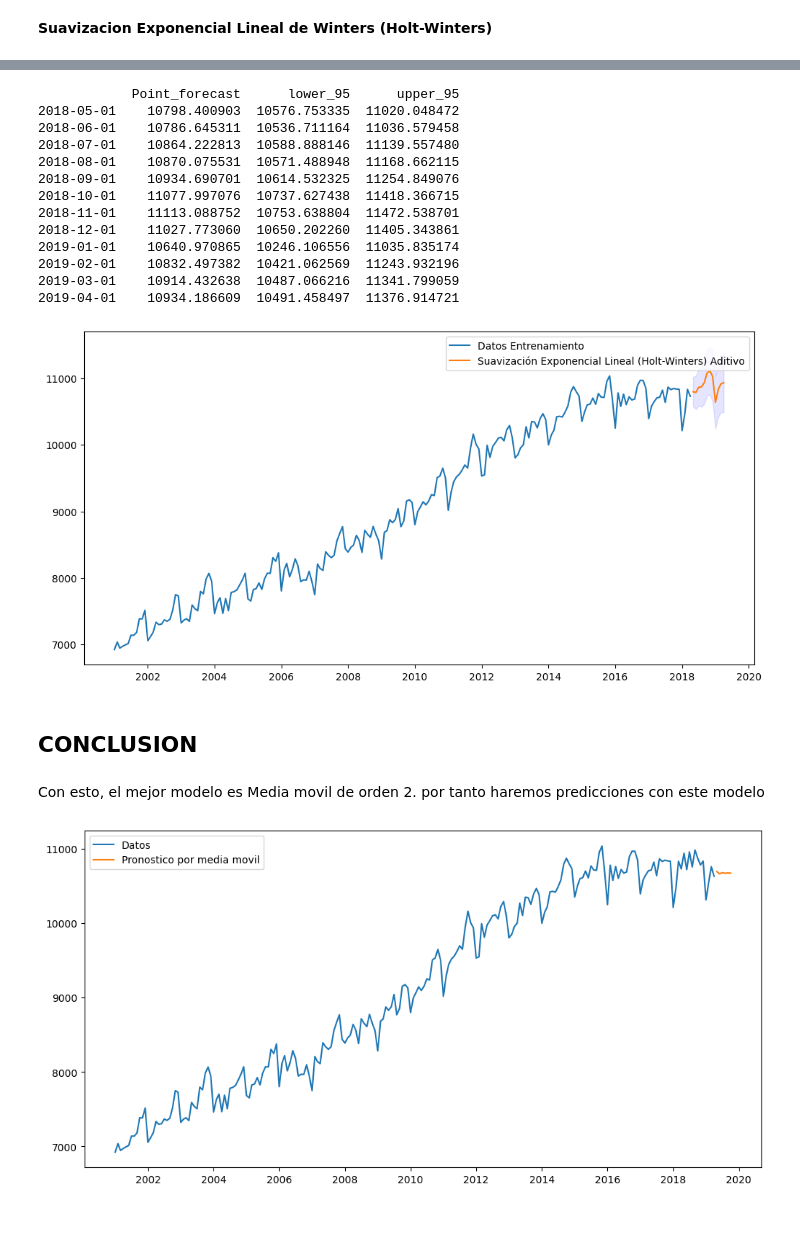
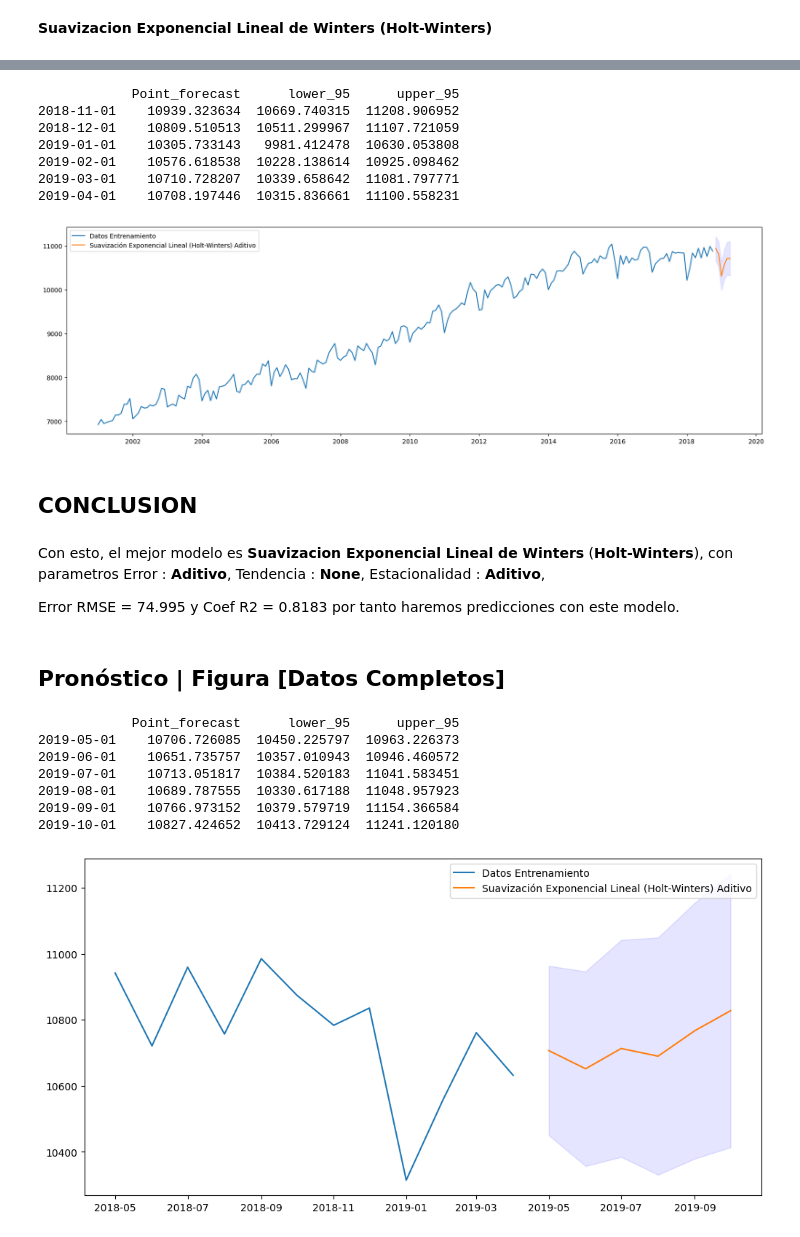
Before and after one commit to carlosjara/MCD_FAII, a Jupyter notebook: FAII/FAII/Talleres/T1_pronostico_modelos.ipynb, the cells around one changed output, grey strips where cells are left out. Cells and saved outputs as stored; diff of their text form; code cells hidden in the pictures.

Commit message:
(FIX,PY,IPYNB) Se corrigen modelos e informe taller 1, se adjunta taller dos base, y presentacion clase 2

```diff
--- a/FAII/FAII/Talleres/T1_pronostico_modelos.ipynb
+++ b/FAII/FAII/Talleres/T1_pronostico_modelos.ipynb
@@ -27,5 +27,5 @@ Resultados = pd.DataFrame(columns=Resultados_columnas)
 # %%
-train_len = 208
+train_len = 214
 train_td = data[["Ocupados"]][:train_len]
 test_td = data[["Ocupados"]][train_len:]
 
@@ -282,69 +310,79 @@ plt.show()
 # %%
 # Build model
-ets_model = ETSModel(endog=train_td["Ocupados"],error="add",trend="add",seasonal="add" )
+ets_model = ETSModel(endog=train_td["Ocupados"],error="add",trend=None,seasonal="add" )
 ets_result = ets_model.fit()
 
-point_forecast=ets_result.forecast(12)
+point_forecast=ets_result.forecast(6)
 
 ci = ets_result.get_prediction(start = point_forecast.index[0],
                                 end = point_forecast.index[-1])
 
 conf_forecast = ci.pred_int(alpha=0.05)#.iloc[:,0]
 limits = ci.predicted_mean
 
 
 preds_hw_add = pd.concat([limits, conf_forecast], axis = 1)
 preds_hw_add.columns = ['Point_forecast', 'lower_95', 'upper_95']
 print(preds_hw_add)
 
-fig = plt.figure(figsize=(12, 6))
+fig = plt.figure(figsize=(20, 6))
 plt.plot(train_td,label="Datos Entrenamiento")
 plt.plot(preds_hw_add['Point_forecast'],label="Suavización Exponencial Lineal (Holt-Winters) Aditivo")
 plt.fill_between(preds_hw_add.index ,preds_hw_add['lower_95'], preds_hw_add['upper_95'], color='blue', alpha=0.1)
 plt.legend()
 plt.show()
 # %% [output]
             Point_forecast      lower_95      upper_95
-2018-05-01    10798.400903  10576.753335  11020.048472
-2018-06-01    10786.645311  10536.711164  11036.579458
-2018-07-01    10864.222813  10588.888146  11139.557480
-2018-08-01    10870.075531  10571.488948  11168.662115
-2018-09-01    10934.690701  10614.532325  11254.849076
-2018-10-01    11077.997076  10737.627438  11418.366715
-2018-11-01    11113.088752  10753.638804  11472.538701
-2018-12-01    11027.773060  10650.202260  11405.343861
-2019-01-01    10640.970865  10246.106556  11035.835174
-2019-02-01    10832.497382  10421.062569  11243.932196
-2019-03-01    10914.432638  10487.066216  11341.799059
-2019-04-01    10934.186609  10491.458497  11376.914721
+2018-11-01    10939.323634  10669.740315  11208.906952
+2018-12-01    10809.510513  10511.299967  11107.721059
+2019-01-01    10305.733143   9981.412478  10630.053808
+2019-02-01    10576.618538  10228.138614  10925.098462
+2019-03-01    10710.728207  10339.658642  11081.797771
+2019-04-01    10708.197446  10315.836661  11100.558231
-[figure, old version]
+[figure, new version]
 # %% [markdown]
 ## **CONCLUSION**
 # %% [markdown]
-Con esto, el mejor modelo es Media movil de orden 2. por tanto haremos predicciones con este modelo
+Con esto, el mejor modelo es **Suavizacion Exponencial Lineal de Winters** (**Holt-Winters**), con parametros Error : **Aditivo**, Tendencia : **None**, Estacionalidad : **Aditivo**,
+
+Error RMSE = 74.995 y Coef R2 = 0.8183 por tanto haremos predicciones con este modelo.
+# %% [markdown]
+## **Pronóstico | Figura** [Datos Completos]
 # %%
 url = 'https://github.com/carlosjara/MCD_FAII/blob/main/RECURSOS/content/datosEmpleo.xlsx?raw=true'
 #data = pd.read_excel("content/datosEmpleo.xlsx",index_col='mes',parse_dates=True)
 data = pd.read_excel(url,index_col='mes',parse_dates=True)
 data.head()
 
-train_td = data[["Ocupados"]] ## Haremos el pronostico con los datos completos
+# Build model
+ets_model = ETSModel(endog=data["Ocupados"],error="add",trend=None,seasonal="add" )
+ets_result = ets_model.fit()
 
-def fore_ma(datos, w, h):
-    data = datos.copy()
-    for x in range(1, h + 1):
-        ind = data.index[-1]
-        value = ind + pd.DateOffset(months=1)
-        data.loc[value] = data[-w:].mean()
-    return data[-h:]
+point_forecast=ets_result.forecast(6)
 
-ma_2_f = fore_ma(train_td, 2, 6)
+ci = ets_result.get_prediction(start = point_forecast.index[0],
+                                end = point_forecast.index[-1])
+
+conf_forecast = ci.pred_int(alpha=0.05)#.iloc[:,0]
+limits = ci.predicted_mean
 
 
+preds_hw_add = pd.concat([limits, conf_forecast], axis = 1)
+preds_hw_add.columns = ['Point_forecast', 'lower_95', 'upper_95']
+print(preds_hw_add)
+
 fig = plt.figure(figsize=(12, 6))
-plt.plot(train_td,label="Datos")
-plt.plot(ma_2_f,label="Pronostico por media movil")
+plt.plot(data["Ocupados"][208:],label="Datos Entrenamiento")
+plt.plot(preds_hw_add['Point_forecast'],label="Suavización Exponencial Lineal (Holt-Winters) Aditivo")
+plt.fill_between(preds_hw_add.index ,preds_hw_add['lower_95'], preds_hw_add['upper_95'], color='blue', alpha=0.1)
 plt.legend()
 plt.show()
 # %% [output]
+            Point_forecast      lower_95      upper_95
+2019-05-01    10706.726085  10450.225797  10963.226373
+2019-06-01    10651.735757  10357.010943  10946.460572
+2019-07-01    10713.051817  10384.520183  11041.583451
+2019-08-01    10689.787555  10330.617188  11048.957923
+2019-09-01    10766.973152  10379.579719  11154.366584
+2019-10-01    10827.424652  10413.729124  11241.120180
-[figure, old version]
+[figure, new version]
```
Also changed, not shown: parts of 17 cells of this notebook, 5 other files.
